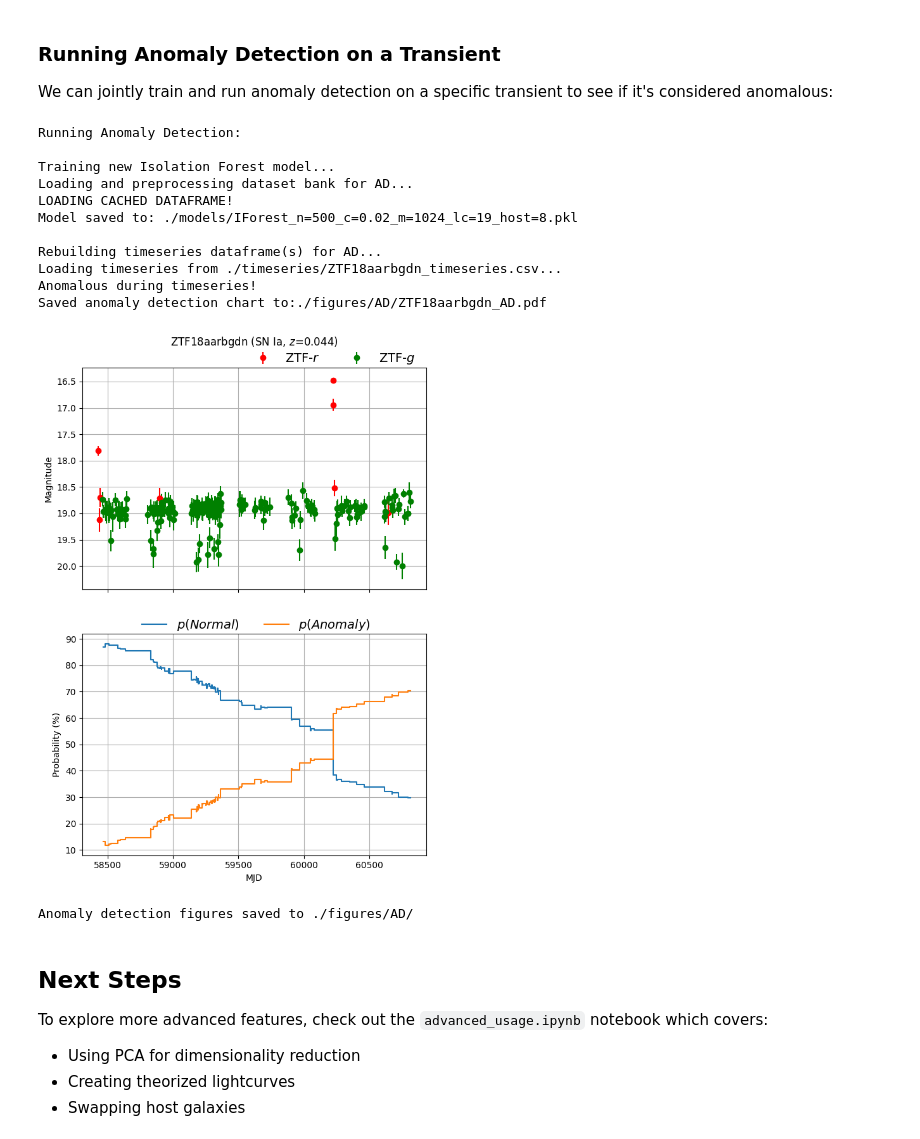
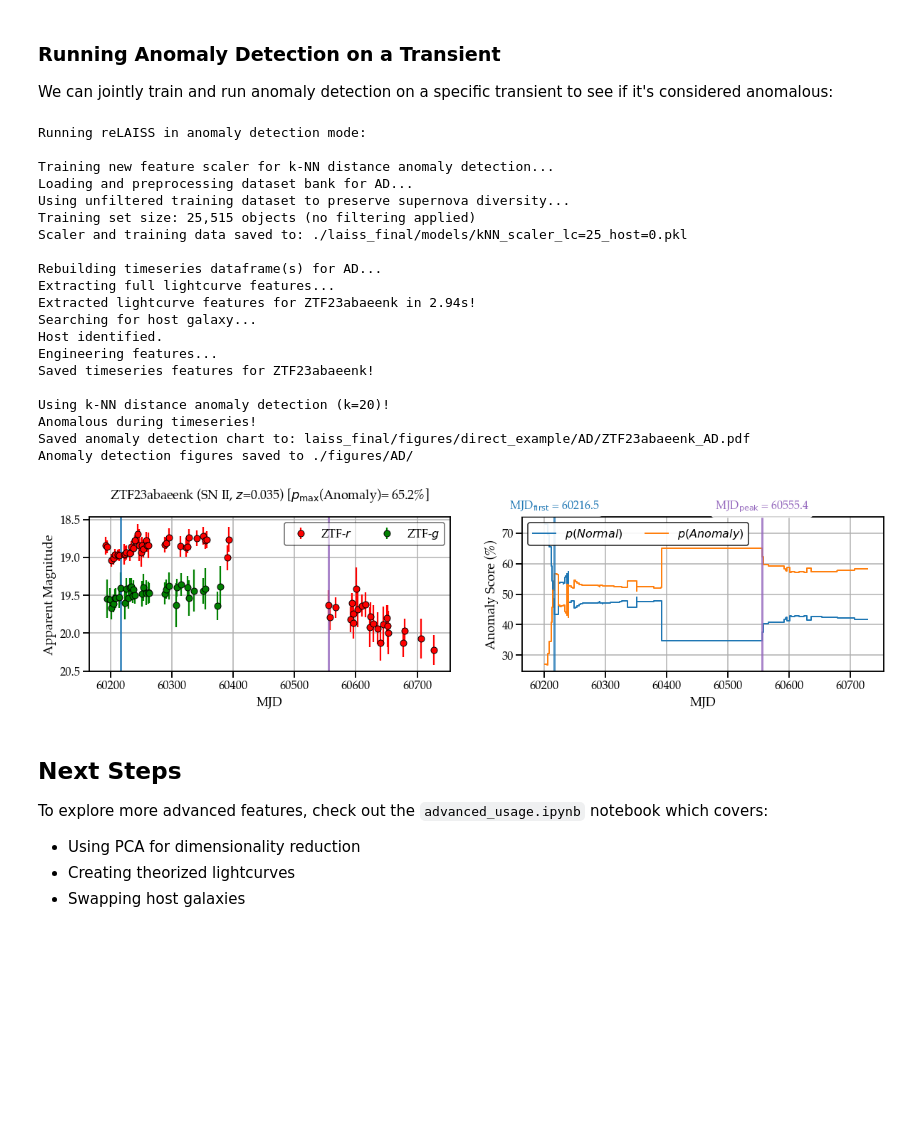
Before and after one commit to alexandergagliano/relaiss_search, a Jupyter notebook: notebooks/01_basic_usage.ipynb, the cells around one changed output. Drawn from its saved outputs; the diff is of its cells as text; code cells hidden in the pictures; blank space fills up the shorter version.

```diff
--- a/notebooks/01_basic_usage.ipynb
+++ b/notebooks/01_basic_usage.ipynb
@@ -201,39 +203,47 @@ We can jointly train and run anomaly detection on a specific transient to see if
 # %%
 from relaiss.anomaly import anomaly_detection
 
 # Run anomaly detection on a transient
 (mjd_scores, anom_scores, norm_scores) = anomaly_detection(
     client=client,
-    transient_ztf_id="ZTF18aarbgdn",
+    transient_ztf_id="ZTF23abaeenk",
     lc_features=client.lc_features,
     host_features=[],
     path_to_timeseries_folder="./laiss_final/timeseries",
-    path_to_sfd_folder='./data/sfddata-master',
+    path_to_sfd_folder='./sfddata-master',
     path_to_dataset_bank=client.bank_csv,
     path_to_models_directory="./laiss_final/models",
     path_to_figure_directory="./laiss_final/figures/direct_example",
     save_figures=True,
     return_scores=True,
     anom_thresh=50,
     force_retrain=True,
     preprocessed_df=None
 )
 
 print("Anomaly detection figures saved to ./figures/AD/")
 # %% [output]
-Running Anomaly Detection:
+Running reLAISS in anomaly detection mode:
 
-Training new Isolation Forest model...
+Training new feature scaler for k-NN distance anomaly detection...
 Loading and preprocessing dataset bank for AD...
-LOADING CACHED DATAFRAME!
-Model saved to: ./models/IForest_n=500_c=0.02_m=1024_lc=19_host=8.pkl
+Using unfiltered training dataset to preserve supernova diversity...
+Training set size: 25,515 objects (no filtering applied)
+Scaler and training data saved to: ./laiss_final/models/kNN_scaler_lc=25_host=0.pkl
 
 Rebuilding timeseries dataframe(s) for AD...
-Loading timeseries from ./timeseries/ZTF18aarbgdn_timeseries.csv...
+Extracting full lightcurve features...
+Extracted lightcurve features for ZTF23abaeenk in 2.94s!
+Searching for host galaxy...
+Host identified.
+Engineering features...
+Saved timeseries features for ZTF23abaeenk!
+
+Using k-NN distance anomaly detection (k=20)!
 Anomalous during timeseries!
-Saved anomaly detection chart to:./figures/AD/ZTF18aarbgdn_AD.pdf
+Saved anomaly detection chart to: laiss_final/figures/direct_example/AD/ZTF23abaeenk_AD.pdf
+Anomaly detection figures saved to ./figures/AD/
-[figure, old version]
+[figure, new version]
-Anomaly detection figures saved to ./figures/AD/
 # %% [markdown]
 ## Next Steps
 
```
Also changed, not shown: parts of 5 cells of this notebook, 3 other files.
